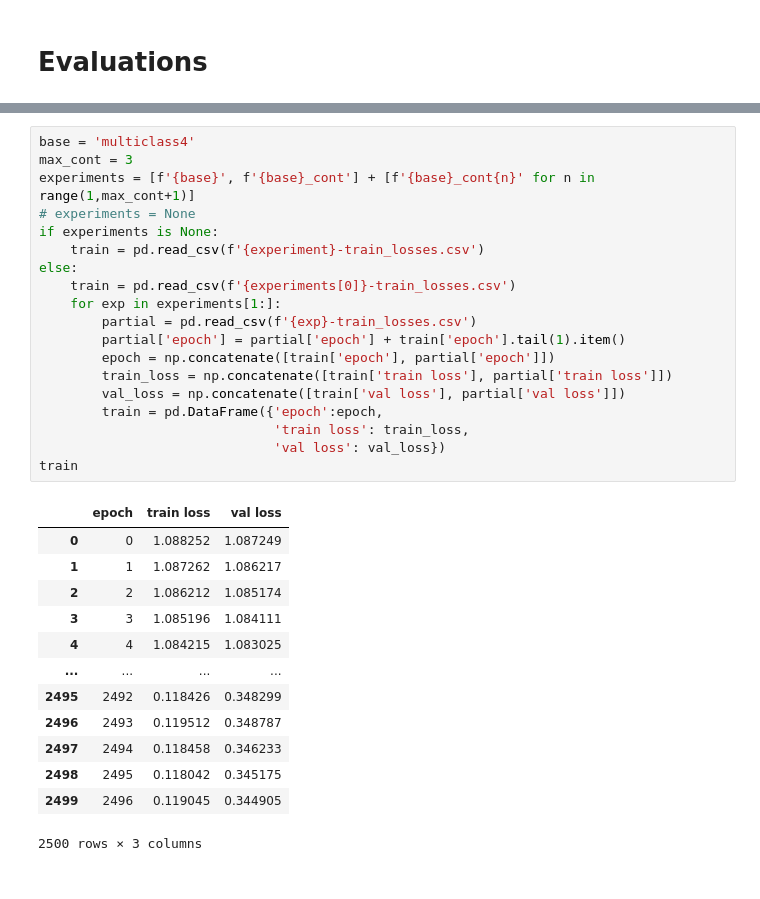
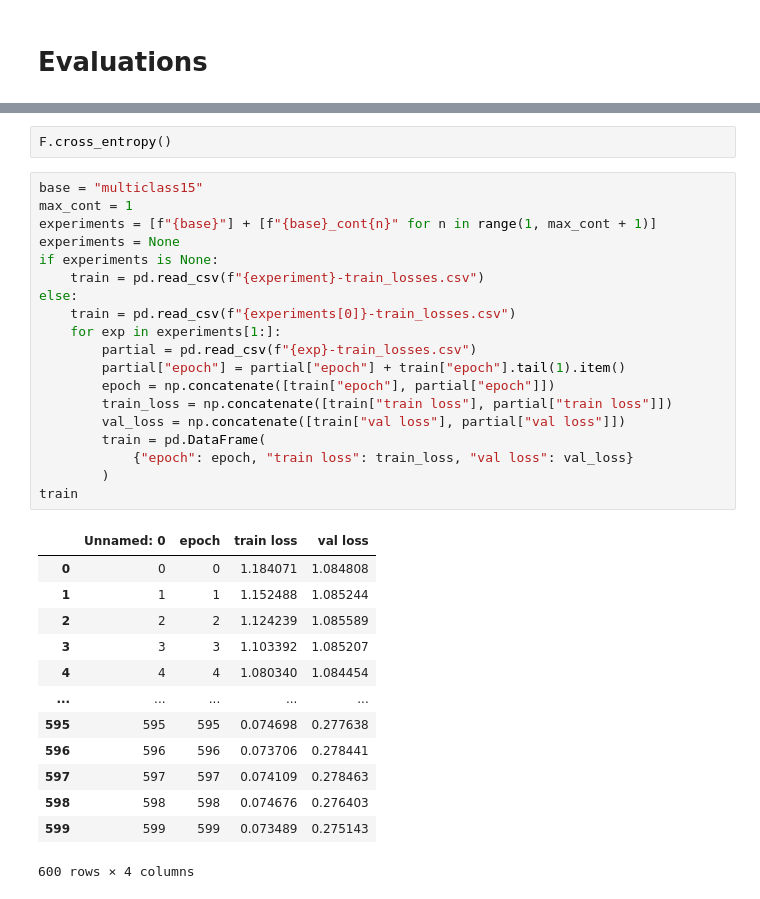
Before and after one commit to jpelayx/nlp, a Jupyter notebook: model.ipynb, the cells around one changed output, grey strips where cells are left out. Drawn from its saved outputs; the diff is of its cells as text.

```diff
--- a/model.ipynb
+++ b/model.ipynb
@@ -297,33 +390,35 @@ Macro: precision 0.8392178835560394, recall 0.7990736641089509, f1 0.80960893520
+# %%
+F.cross_entropy()
 # %%
-base = 'multiclass4'
-max_cont = 3
-experiments = [f'{base}', f'{base}_cont'] + [f'{base}_cont{n}' for n in range(1,max_cont+1)]
-# experiments = None
+base = "multiclass15"
+max_cont = 1
+experiments = [f"{base}"] + [f"{base}_cont{n}" for n in range(1, max_cont + 1)]
+experiments = None
 if experiments is None:
-    train = pd.read_csv(f'{experiment}-train_losses.csv')
+    train = pd.read_csv(f"{experiment}-train_losses.csv")
 else:
-    train = pd.read_csv(f'{experiments[0]}-train_losses.csv')
+    train = pd.read_csv(f"{experiments[0]}-train_losses.csv")
     for exp in experiments[1:]:
-        partial = pd.read_csv(f'{exp}-train_losses.csv')
-        partial['epoch'] = partial['epoch'] + train['epoch'].tail(1).item()
-        epoch = np.concatenate([train['epoch'], partial['epoch']])
-        train_loss = np.concatenate([train['train loss'], partial['train loss']])
-        val_loss = np.concatenate([train['val loss'], partial['val loss']])
-        train = pd.DataFrame({'epoch':epoch,
-                              'train loss': train_loss,
-                              'val loss': val_loss})
+        partial = pd.read_csv(f"{exp}-train_losses.csv")
+        partial["epoch"] = partial["epoch"] + train["epoch"].tail(1).item()
+        epoch = np.concatenate([train["epoch"], partial["epoch"]])
+        train_loss = np.concatenate([train["train loss"], partial["train loss"]])
+        val_loss = np.concatenate([train["val loss"], partial["val loss"]])
+        train = pd.DataFrame(
+            {"epoch": epoch, "train loss": train_loss, "val loss": val_loss}
+        )
 train
 # %% [output]
-|  | epoch | train loss | val loss |
-| 0 | 0 | 1.088252 | 1.087249 |
-| 1 | 1 | 1.087262 | 1.086217 |
-| 2 | 2 | 1.086212 | 1.085174 |
-| 3 | 3 | 1.085196 | 1.084111 |
-| 4 | 4 | 1.084215 | 1.083025 |
-| ... | ... | ... | ... |
-| 2495 | 2492 | 0.118426 | 0.348299 |
-| 2496 | 2493 | 0.119512 | 0.348787 |
-| 2497 | 2494 | 0.118458 | 0.346233 |
-| 2498 | 2495 | 0.118042 | 0.345175 |
-| 2499 | 2496 | 0.119045 | 0.344905 |
+|  | Unnamed: 0 | epoch | train loss | val loss |
+| 0 | 0 | 0 | 1.184071 | 1.084808 |
+| 1 | 1 | 1 | 1.152488 | 1.085244 |
+| 2 | 2 | 2 | 1.124239 | 1.085589 |
+| 3 | 3 | 3 | 1.103392 | 1.085207 |
+| 4 | 4 | 4 | 1.080340 | 1.084454 |
+| ... | ... | ... | ... | ... |
+| 595 | 595 | 595 | 0.074698 | 0.277638 |
+| 596 | 596 | 596 | 0.073706 | 0.278441 |
+| 597 | 597 | 597 | 0.074109 | 0.278463 |
+| 598 | 598 | 598 | 0.074676 | 0.276403 |
+| 599 | 599 | 599 | 0.073489 | 0.275143 |
-2500 rows × 3 columns
+600 rows × 4 columns
```
Also changed, not shown: parts of 53 cells of this notebook, 2 other files.
